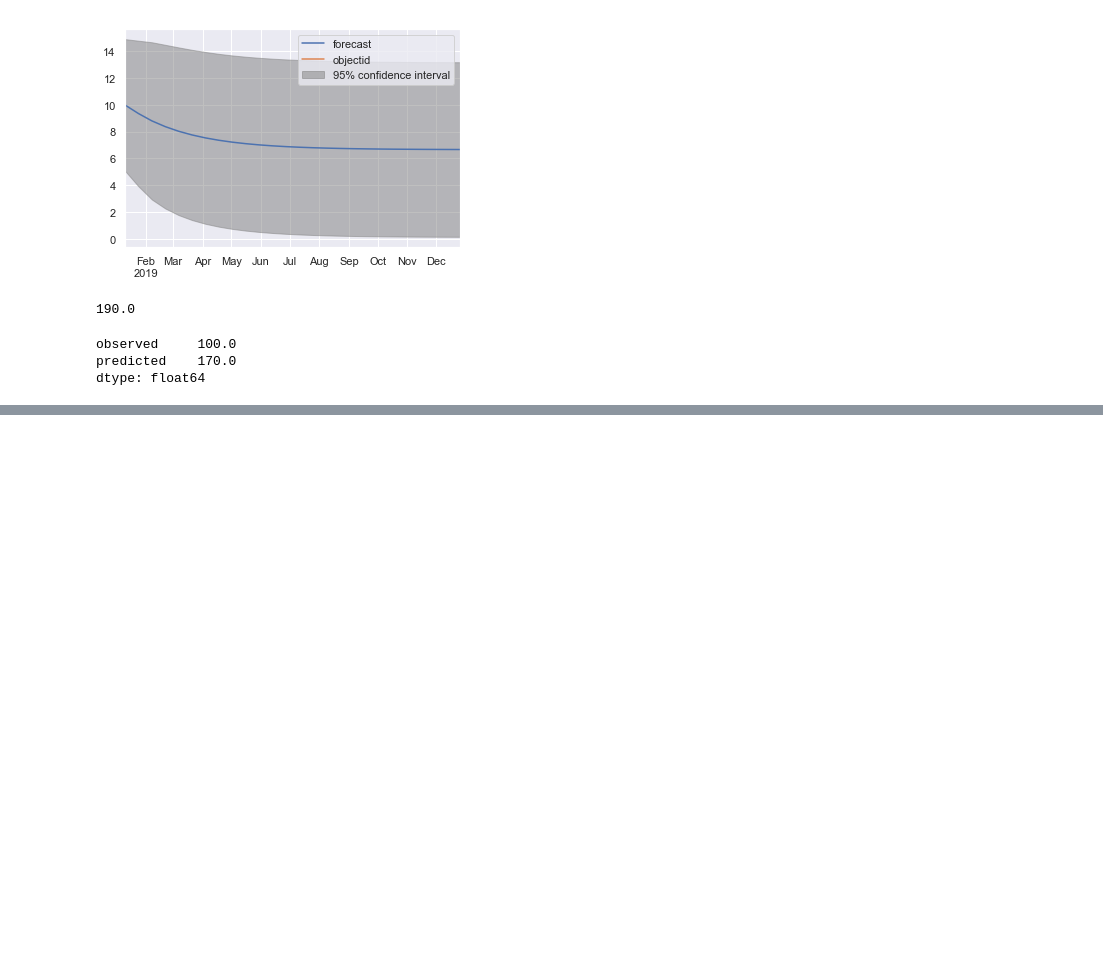
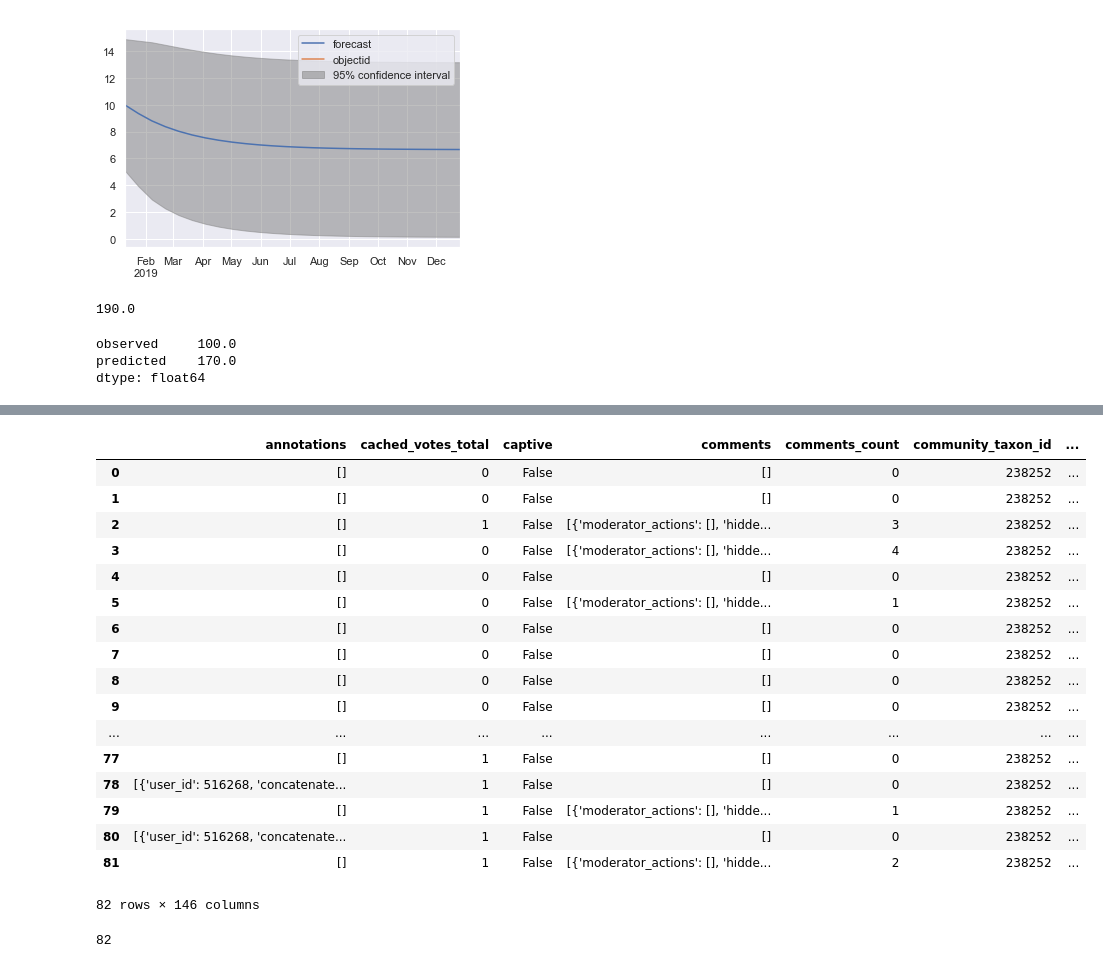
Before and after one commit to Burmese-Python/Burmese-Python, a Jupyter notebook: burmese_python_project.ipynb, the cells around one changed output, grey strips where cells are left out. Saved outputs shown, nothing was run; the diff lists cells and outputs as text; code cells hidden in the pictures; blank space fills up the shorter version.

```diff
--- a/burmese_python_project.ipynb
+++ b/burmese_python_project.ipynb
@@ -442,0 +497,30 @@ dtype: float64
+# %%
+from pandas.io.json import json_normalize
+flattened_data = json_normalize(inaturalist['results'])
+flattened_data
+# %% [output]
+|  | annotations | cached_votes_total | captive | comments | comments_count | community_taxon_id | ... |
+| 0 | [] | 0 | False | [] | 0 | 238252 | ... |
+| 1 | [] | 0 | False | [] | 0 | 238252 | ... |
+| 2 | [] | 1 | False | [{'moderator_actions': [], 'hidde... | 3 | 238252 | ... |
+| 3 | [] | 0 | False | [{'moderator_actions': [], 'hidde... | 4 | 238252 | ... |
+| 4 | [] | 0 | False | [] | 0 | 238252 | ... |
+| 5 | [] | 0 | False | [{'moderator_actions': [], 'hidde... | 1 | 238252 | ... |
+| 6 | [] | 0 | False | [] | 0 | 238252 | ... |
+| 7 | [] | 0 | False | [] | 0 | 238252 | ... |
+| 8 | [] | 0 | False | [] | 0 | 238252 | ... |
+| 9 | [] | 0 | False | [] | 0 | 238252 | ... |
+| ... | ... | ... | ... | ... | ... | ... | ... |
+| 77 | [] | 1 | False | [] | 0 | 238252 | ... |
+| 78 | [{'user_id': 516268, 'concatenate... | 1 | False | [] | 0 | 238252 | ... |
+| 79 | [] | 1 | False | [{'moderator_actions': [], 'hidde... | 1 | 238252 | ... |
+| 80 | [{'user_id': 516268, 'concatenate... | 1 | False | [] | 0 | 238252 | ... |
+| 81 | [] | 1 | False | [{'moderator_actions': [], 'hidde... | 2 | 238252 | ... |
+82 rows × 146 columns
+# %%
+#Should we be using iNaturalist to get the public more engaged? (Back your answer with data)
+flattened_data.shape[0]
+#Since we have only 82 observation,
+#so we Should we be using iNaturalist to get the public more engaged?
+# %% [output]
+82
```
Also changed, not shown: parts of 17 cells of this notebook.
